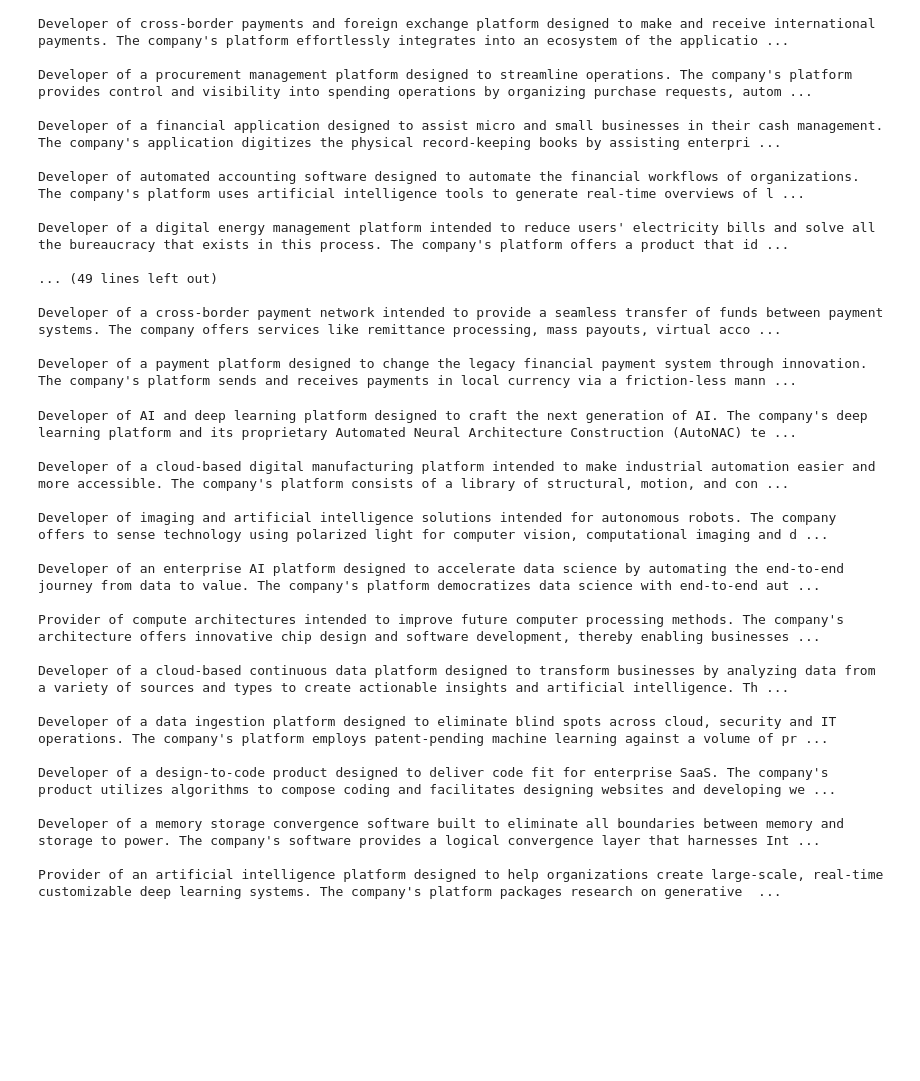
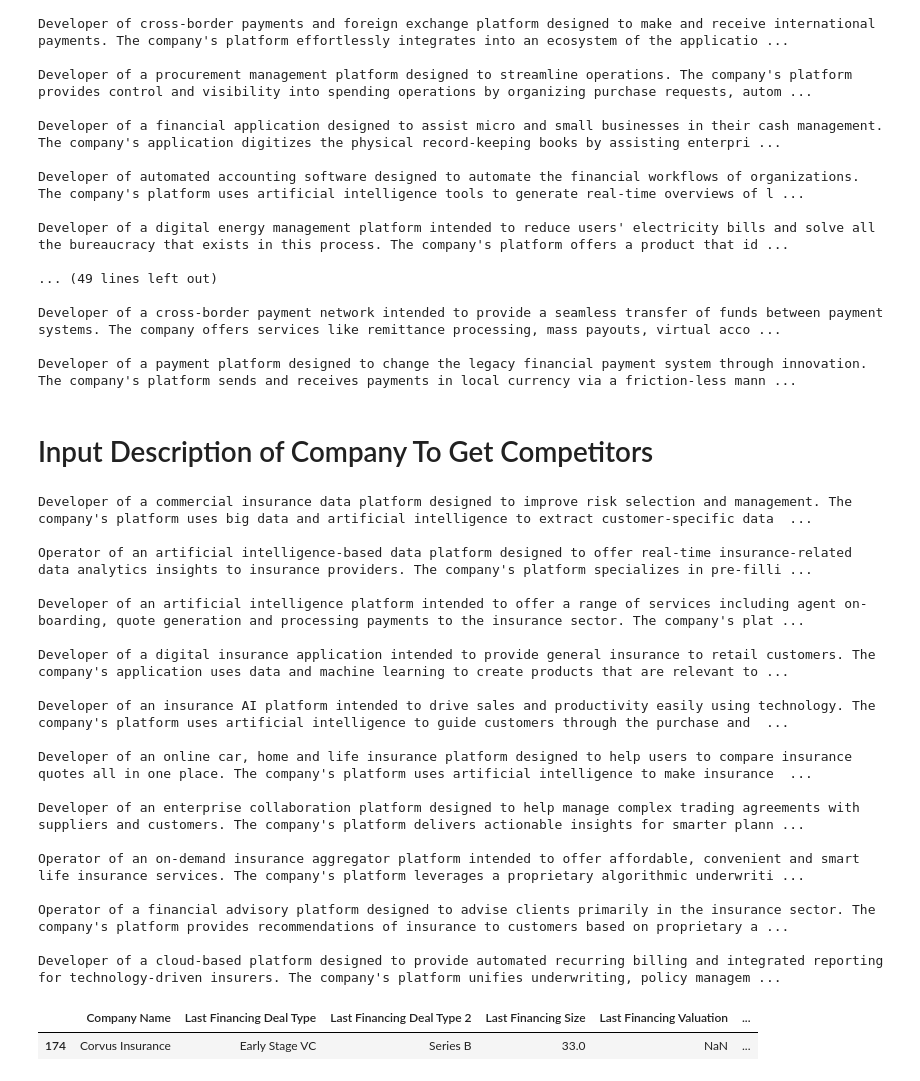
Before and after one commit to deanmeyer10/VC_Investments_2020_Trends, a Jupyter notebook: company-similarity.ipynb, the cells around one changed output. Cells and saved outputs as stored; diff of their text form; code cells hidden in the pictures; blank space fills up the shorter version.

```diff
--- a/company-similarity.ipynb
+++ b/company-similarity.ipynb
@@ -185,34 +184,44 @@ Developer of a digital energy management platform intended to reduce users' elec
 Developer of a cross-border payment network intended to provide a seamless transfer of funds between payment systems. The company offers services like remittance processing, mass payouts, virtual acco ...
 
 Developer of a payment platform designed to change the legacy financial payment system through innovation. The company's platform sends and receives payments in local currency via a friction-less mann ...
+# %% [markdown]
+# Input Description of Company To Get Competitors
 # %%
-desc = "Deci develops AI technology to build and operate AI models. Deci's deep-learning platform enables data scientists to transform their AI models into production-grade solutions on any hardware. Deci's proprietary Automated Neural Architecture Construction technology autonomously redesigns an enterprise's deep-learning models to squeeze the maximum utilization out of its hardware.Deci aims to eliminate production-related bottlenecks across the AI lifecycle to allow developers and engineers to create innovative AI solutions for complex problems."
+planck = "Planck is a commercial insurance data platform that enables insurers to instantly and accurately underwrite any business. The company’s technology platform aggregates and mines massive data sets, using artificial intelligence to automatically generate and deliver key insights customized to the commercial underwriting process. The end result is a frictionless underwriting process with greater insurer visibility into risk factors, leading to improved new business conversion and retention rates and lower loss ratios."
+deci_ai = "Deci develops AI technology to build and operate AI models. Deci's deep-learning platform enables data scientists to transform their AI models into production-grade solutions on any hardware. Deci's proprietary Automated Neural Architecture Construction technology autonomously redesigns an enterprise's deep-learning models to squeeze the maximum utilization out of its hardware.Deci aims to eliminate production-related bottlenecks across the AI lifecycle to allow developers and engineers to create innovative AI solutions for complex problems."
+classiq = "Classiq tackles complex challenges in quantum computing development, bridging the gap between complex quantum logic. The company builds a new layer of the quantum software stack, increasing the level of abstraction and allowing developers to implement their ideas and concepts without the need to design the specific gate-level quantum circuit."
 
-df_test = semantic.find_topk_related(desc, threshold=0.75)
+df_test = semantic.find_topk_related(planck, threshold=0.77)
 df_test = df_test[:10]["index"]
-df_test
+# df_test
 new_data = data.iloc[df_test]
+
 
 for x in new_data.Description:
     print(x)
     print()
 # %% [output]
-Developer of AI and deep learning platform designed to craft the next generation of AI. The company's deep learning platform and its proprietary Automated Neural Architecture Construction (AutoNAC) te ...
+Developer of a commercial insurance data platform designed to improve risk selection and management. The company's platform uses big data and artificial intelligence to extract customer-specific data  ...
 
-Developer of a cloud-based digital manufacturing platform intended to make industrial automation easier and more accessible. The company's platform consists of a library of structural, motion, and con ...
+Operator of an artificial intelligence-based data platform designed to offer real-time insurance-related data analytics insights to insurance providers. The company's platform specializes in pre-filli ...
 
-Developer of imaging and artificial intelligence solutions intended for autonomous robots. The company offers to sense technology using polarized light for computer vision, computational imaging and d ...
+Developer of an artificial intelligence platform intended to offer a range of services including agent on-boarding, quote generation and processing payments to the insurance sector. The company's plat ...
 
-Developer of an enterprise AI platform designed to accelerate data science by automating the end-to-end journey from data to value. The company's platform democratizes data science with end-to-end aut ...
+Developer of a digital insurance application intended to provide general insurance to retail customers. The company's application uses data and machine learning to create products that are relevant to ...
 
-Provider of compute architectures intended to improve future computer processing methods. The company's architecture offers innovative chip design and software development, thereby enabling businesses ...
+Developer of an insurance AI platform intended to drive sales and productivity easily using technology. The company's platform uses artificial intelligence to guide customers through the purchase and  ...
 
-Developer of a cloud-based continuous data platform designed to transform businesses by analyzing data from a variety of sources and types to create actionable insights and artificial intelligence. Th ...
+Developer of an online car, home and life insurance platform designed to help users to compare insurance quotes all in one place. The company's platform uses artificial intelligence to make insurance  ...
 
-Developer of a data ingestion platform designed to eliminate blind spots across cloud, security and IT operations. The company's platform employs patent-pending machine learning against a volume of pr ...
+Developer of an enterprise collaboration platform designed to help manage complex trading agreements with suppliers and customers. The company's platform delivers actionable insights for smarter plann ...
 
-Developer of a design-to-code product designed to deliver code fit for enterprise SaaS. The company's product utilizes algorithms to compose coding and facilitates designing websites and developing we ...
+Operator of an on-demand insurance aggregator platform intended to offer affordable, convenient and smart life insurance services. The company's platform leverages a proprietary algorithmic underwriti ...
 
-Developer of a memory storage convergence software built to eliminate all boundaries between memory and storage to power. The company's software provides a logical convergence layer that harnesses Int ...
+Operator of a financial advisory platform designed to advise clients primarily in the insurance sector. The company's platform provides recommendations of insurance to customers based on proprietary a ...
 
-Provider of an artificial intelligence platform designed to help organizations create large-scale, real-time customizable deep learning systems. The company's platform packages research on generative  ...
+Developer of a cloud-based platform designed to provide automated recurring billing and integrated reporting for technology-driven insurers. The company's platform unifies underwriting, policy managem ...
+# %%
+new_data.iloc[:1]
+# %% [output]
+|  | Company Name | Last Financing Deal Type | Last Financing Deal Type 2 | Last Financing Size | Last Financing Valuation | ... |
+| 174 | Corvus Insurance | Early Stage VC | Series B | 33.0 | NaN | ... |
```
Also changed, not shown: parts of 6 cells of this notebook, 3 other files.
